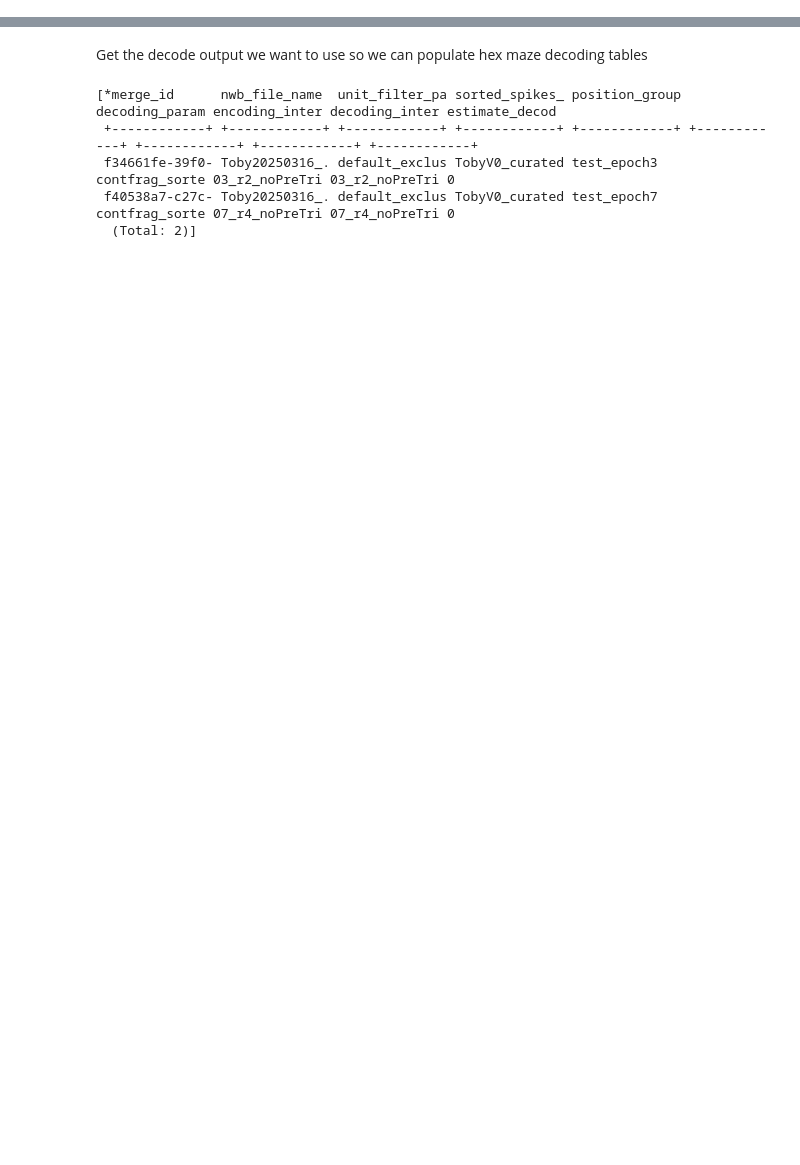
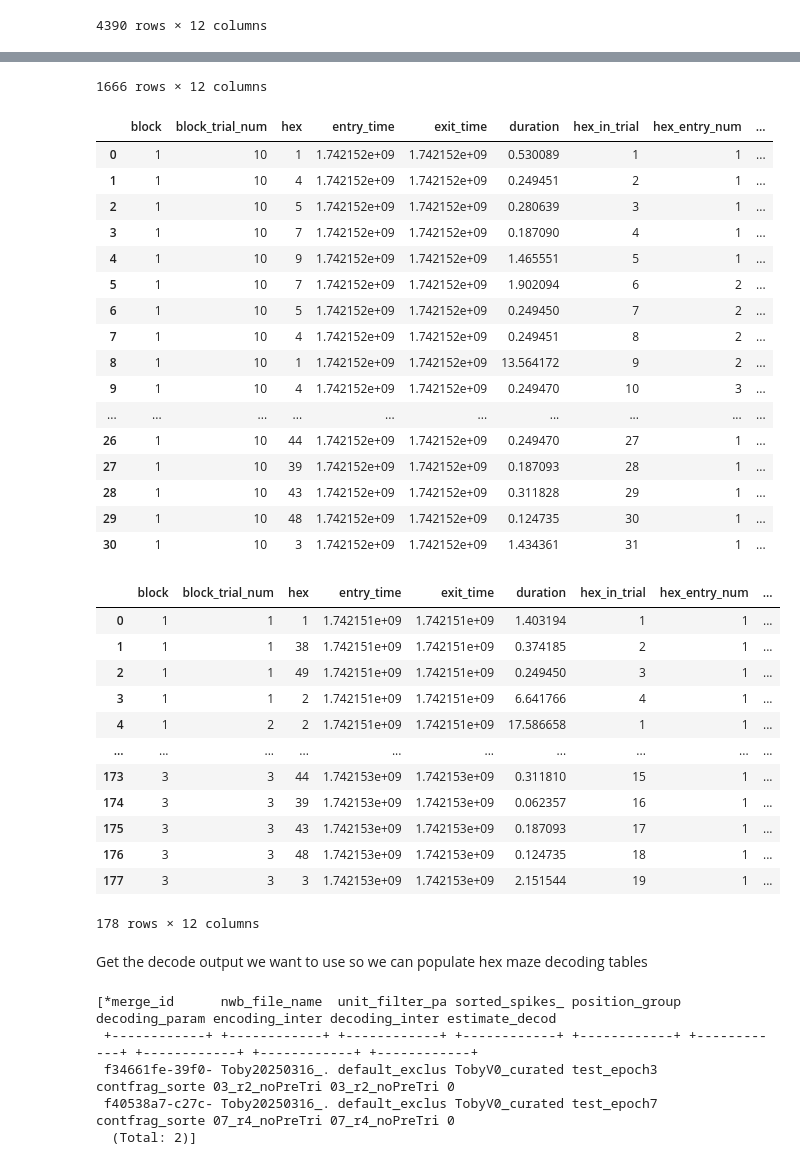
Before and after one commit to calderast/Hex-maze-spyglass, a Jupyter notebook: steph_analysis.ipynb, the cells around one changed output, grey strips where cells are left out. Cells and saved outputs as stored; diff of their text form; code cells hidden in the pictures; blank space fills up the shorter version.

```diff
--- a/steph_analysis.ipynb
+++ b/steph_analysis.ipynb
@@ -28,0 +30,21 @@ populate_hex_position(nwb_file_name)
+# %%
+# Example of fetching data from HexPath table
+display(HexPath())
+hex_path_key = {"pos_merge_id": "4eeb7432-969b-f856-3cfb-dd4456754ac4"}
+
+# Get hex path dataframe for the whole epoch
+epoch_df = (HexPath & hex_path_key).fetch1_dataframe()
+display(epoch_df)
+
+# Get hex path dataframe for a specific block
+block_df = (HexPath & hex_path_key).fetch_block(block=1)
+display(block_df)
+
+# Get hex path dataframe for a specific trial
+trial_df = (HexPath & hex_path_key).fetch_trial(block=1, block_trial_num=10)
+display(trial_df)
+
+# Get hex path dataframe for a range of trials (here, trials 1-3 for all blocks)
+trials_df = (HexPath & hex_path_key).fetch_trials(block_trial_num=[1, 2, 3])
+display(trials_df)
+# %% [output]
@@ -28,0 +64 @@ populate_hex_position(nwb_file_name)
+4390 rows × 12 columns
@@ -29,3 +77,34 @@ populate_hex_position(nwb_file_name)
+1666 rows × 12 columns
+|  | block | block_trial_num | hex | entry_time | exit_time | duration | hex_in_trial | hex_entry_num | ... |
+| 0 | 1 | 10 | 1 | 1.742152e+09 | 1.742152e+09 | 0.530089 | 1 | 1 | ... |
+| 1 | 1 | 10 | 4 | 1.742152e+09 | 1.742152e+09 | 0.249451 | 2 | 1 | ... |
+| 2 | 1 | 10 | 5 | 1.742152e+09 | 1.742152e+09 | 0.280639 | 3 | 1 | ... |
+| 3 | 1 | 10 | 7 | 1.742152e+09 | 1.742152e+09 | 0.187090 | 4 | 1 | ... |
+| 4 | 1 | 10 | 9 | 1.742152e+09 | 1.742152e+09 | 1.465551 | 5 | 1 | ... |
+| 5 | 1 | 10 | 7 | 1.742152e+09 | 1.742152e+09 | 1.902094 | 6 | 2 | ... |
+| 6 | 1 | 10 | 5 | 1.742152e+09 | 1.742152e+09 | 0.249450 | 7 | 2 | ... |
+| 7 | 1 | 10 | 4 | 1.742152e+09 | 1.742152e+09 | 0.249451 | 8 | 2 | ... |
+| 8 | 1 | 10 | 1 | 1.742152e+09 | 1.742152e+09 | 13.564172 | 9 | 2 | ... |
+| 9 | 1 | 10 | 4 | 1.742152e+09 | 1.742152e+09 | 0.249470 | 10 | 3 | ... |
+| ... | ... | ... | ... | ... | ... | ... | ... | ... | ... |
+| 26 | 1 | 10 | 44 | 1.742152e+09 | 1.742152e+09 | 0.249470 | 27 | 1 | ... |
+| 27 | 1 | 10 | 39 | 1.742152e+09 | 1.742152e+09 | 0.187093 | 28 | 1 | ... |
+| 28 | 1 | 10 | 43 | 1.742152e+09 | 1.742152e+09 | 0.311828 | 29 | 1 | ... |
+| 29 | 1 | 10 | 48 | 1.742152e+09 | 1.742152e+09 | 0.124735 | 30 | 1 | ... |
+| 30 | 1 | 10 | 3 | 1.742152e+09 | 1.742152e+09 | 1.434361 | 31 | 1 | ... |
+|  | block | block_trial_num | hex | entry_time | exit_time | duration | hex_in_trial | hex_entry_num | ... |
+| 0 | 1 | 1 | 1 | 1.742151e+09 | 1.742151e+09 | 1.403194 | 1 | 1 | ... |
+| 1 | 1 | 1 | 38 | 1.742151e+09 | 1.742151e+09 | 0.374185 | 2 | 1 | ... |
+| 2 | 1 | 1 | 49 | 1.742151e+09 | 1.742151e+09 | 0.249450 | 3 | 1 | ... |
+| 3 | 1 | 1 | 2 | 1.742151e+09 | 1.742151e+09 | 6.641766 | 4 | 1 | ... |
+| 4 | 1 | 2 | 2 | 1.742151e+09 | 1.742151e+09 | 17.586658 | 1 | 1 | ... |
+| ... | ... | ... | ... | ... | ... | ... | ... | ... | ... |
+| 173 | 3 | 3 | 44 | 1.742153e+09 | 1.742153e+09 | 0.311810 | 15 | 1 | ... |
+| 174 | 3 | 3 | 39 | 1.742153e+09 | 1.742153e+09 | 0.062357 | 16 | 1 | ... |
+| 175 | 3 | 3 | 43 | 1.742153e+09 | 1.742153e+09 | 0.187093 | 17 | 1 | ... |
+| 176 | 3 | 3 | 48 | 1.742153e+09 | 1.742153e+09 | 0.124735 | 18 | 1 | ... |
+| 177 | 3 | 3 | 3 | 1.742153e+09 | 1.742153e+09 | 2.151544 | 19 | 1 | ... |
+178 rows × 12 columns
 # %% [markdown]
 Get the decode output we want to use so we can populate hex maze decoding tables
 # %%
```
Also changed, not shown: parts of 9 cells of this notebook, 1 other file.
